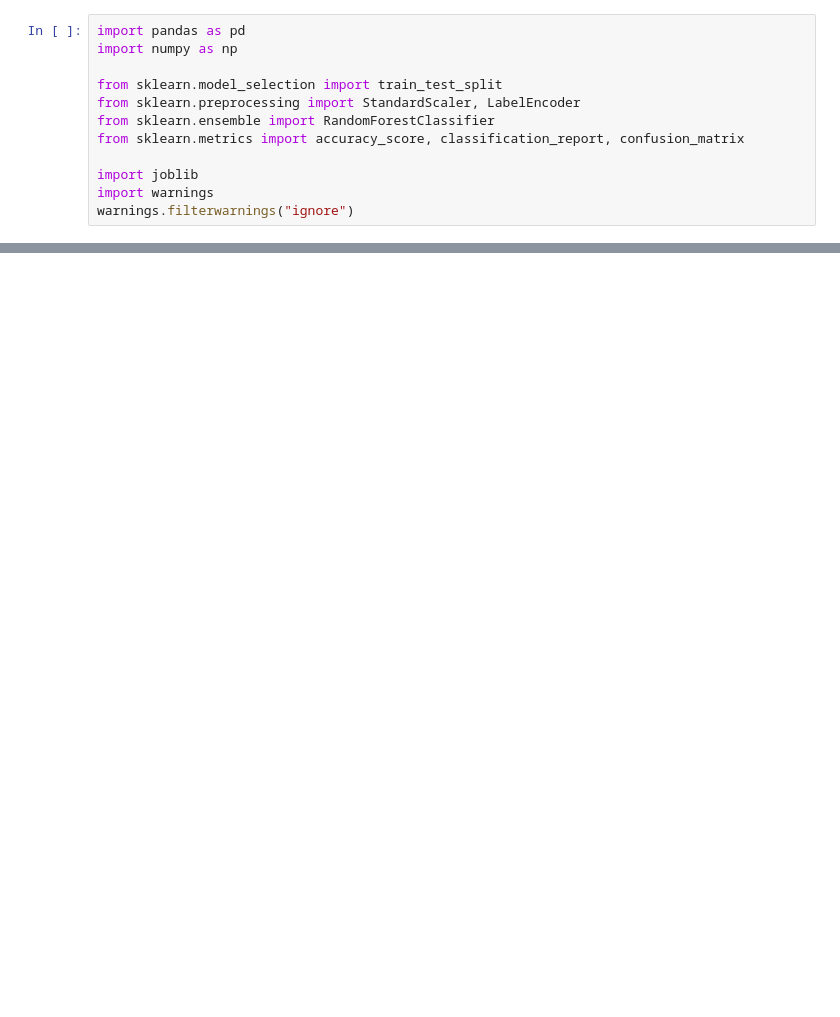
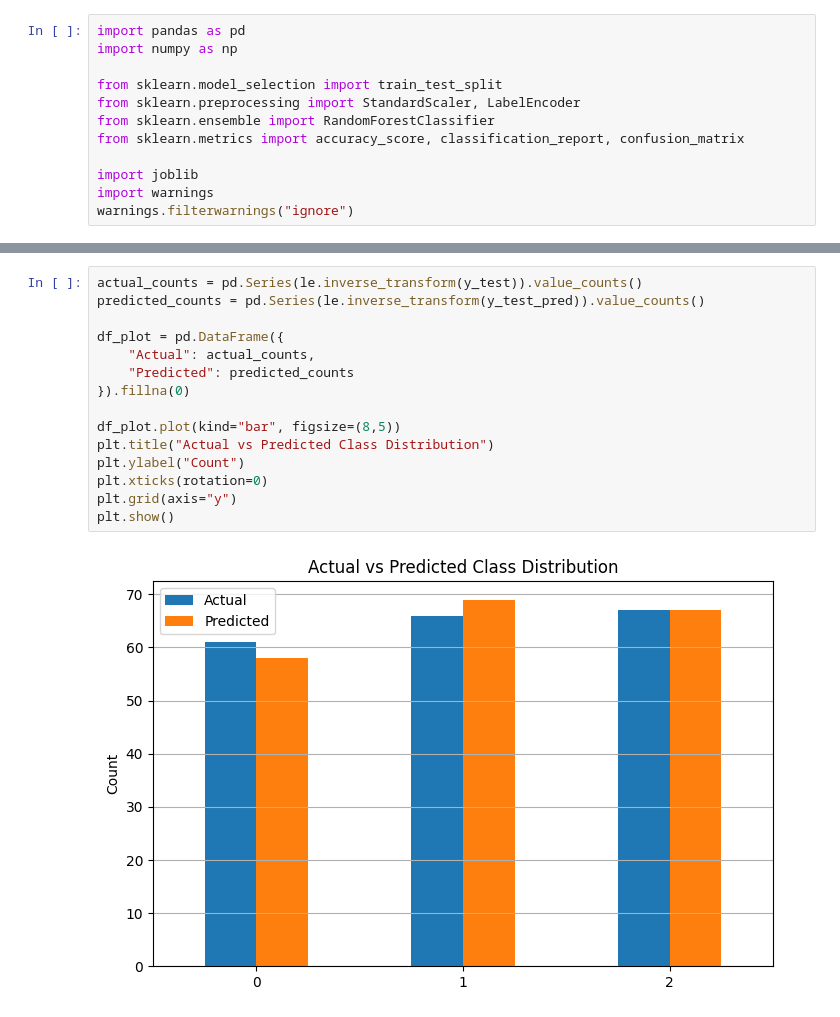
Before and after one commit to matinn07/Soil-fertility-prediction-using-Random-Forest, a Jupyter notebook: RF.ipynb, the cells around one changed output, grey strips where cells are left out. Drawn from its saved outputs; the diff is of its cells as text; blank space fills up the shorter version.

```diff
--- a/RF.ipynb
+++ b/RF.ipynb
@@ -17,0 +253,17 @@ data.head()
+# %%
+actual_counts = pd.Series(le.inverse_transform(y_test)).value_counts()
+predicted_counts = pd.Series(le.inverse_transform(y_test_pred)).value_counts()
+
+df_plot = pd.DataFrame({
+    "Actual": actual_counts,
+    "Predicted": predicted_counts
+}).fillna(0)
+
+df_plot.plot(kind="bar", figsize=(8,5))
+plt.title("Actual vs Predicted Class Distribution")
+plt.ylabel("Count")
+plt.xticks(rotation=0)
+plt.grid(axis="y")
+plt.show()
+# %% [output]
+[figure, added]
```
Also changed, not shown: parts of 18 cells of this notebook.
